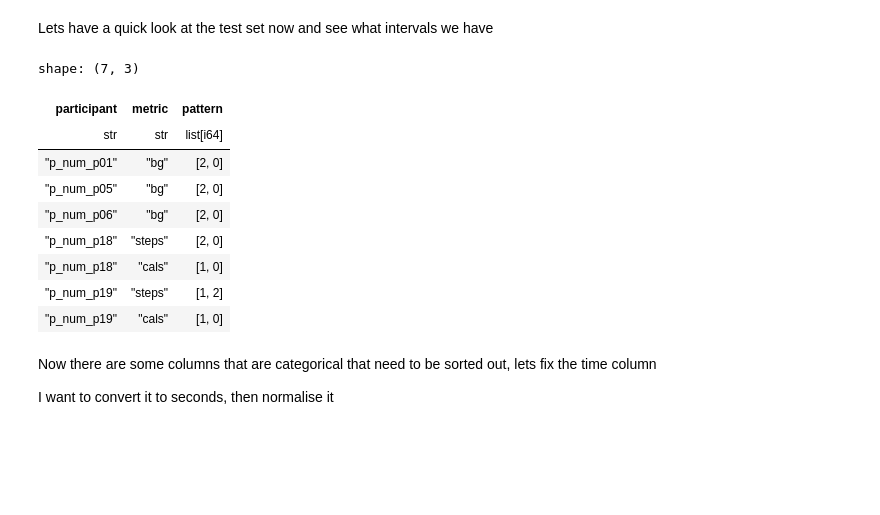
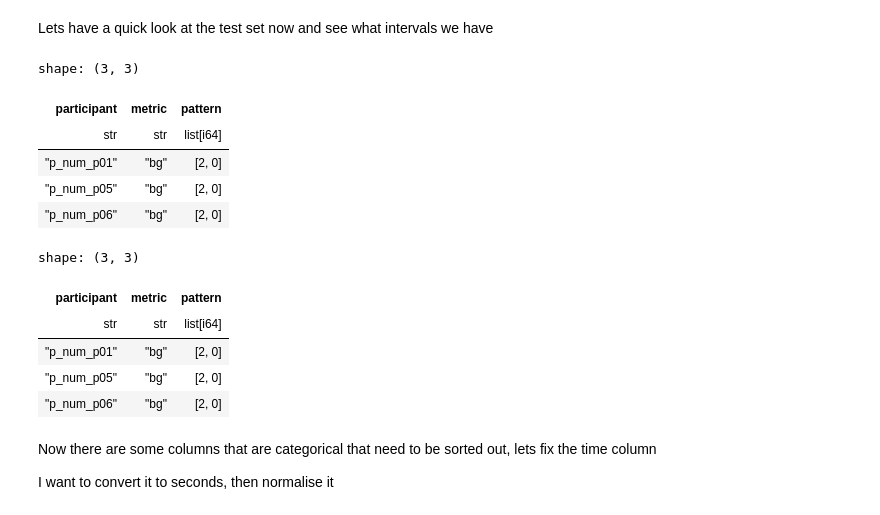
Before and after one commit to jamiemilsom/bloodGlucosePrediciton, a Jupyter notebook: src/notebooks/EDA.ipynb, the cells around one changed output. Cells and saved outputs as stored; diff of their text form; code cells hidden in the pictures; blank space fills up the shorter version.

```diff
--- a/src/notebooks/EDA.ipynb
+++ b/src/notebooks/EDA.ipynb
@@ -60,8 +60,14 @@ test_df = pl.read_csv('../../data/test.csv',
 step_columns = [f'steps-{t}' for t in float_time_range(5.55, 0.00, -0.05)]
 train_df = train_df.with_columns(pl.col(step_columns).cast(pl.UInt32))
 train_df = train_df.to_dummies(columns=['p_num'])
+
+
 test_df = test_df.with_columns(pl.col(step_columns).cast(pl.UInt32))
 test_df = test_df.to_dummies(columns=['p_num'])
+
+for measurement_time in float_time_range(5.55,0.00,-0.05):
+    train_df = train_df.to_dummies(columns = [f'activity-{measurement_time}'])
+    test_df = test_df.to_dummies(columns = [f'activity-{measurement_time}'])
 
 train_df.glimpse()
 
@@ -248,30 +254,40 @@ Lets have a quick look at the test set now and see what intervals we have
 # %%
 metrics = ['bg','insulin','carbs','hr','steps','cals']# removed activity as categorical,'activity']
 patterns = []
 test_participants = ['p_num_p01','p_num_p02','p_num_p04','p_num_p05','p_num_p06','p_num_p10','p_num_p11','p_num_p12','p_num_p15','p_num_p16','p_num_p18','p_num_p19','p_num_p21','p_num_p22','p_num_p24']
 for participant in test_participants:
     for metric in metrics:
         sample_columns = [f'{metric}-{t}' for t in float_time_range(5.55,0.00,-0.05)]
         sample_columns = [f'{participant}','time'] + sample_columns
         sample_df = test_df[sample_columns].filter(pl.col(f'{participant}') == 1)
         pattern = pattern_finder(sample_df)
         patterns.append({'participant': participant, 'metric': metric, 'pattern': pattern})
 
 test_patterns_df = pl.DataFrame(patterns)
 test_patterns_df.filter(
-    pl.col('pattern').list[0] > 0
+    pl.col('pattern').list[0] > 0,
+    pl.col('metric') == 'bg'
 )
 # %% [output]
-shape: (7, 3)
+shape: (3, 3)
 | participant | metric | pattern |
 | str | str | list[i64] |
 | "p_num_p01" | "bg" | [2, 0] |
 | "p_num_p05" | "bg" | [2, 0] |
 | "p_num_p06" | "bg" | [2, 0] |
-| "p_num_p18" | "steps" | [2, 0] |
-| "p_num_p18" | "cals" | [1, 0] |
-| "p_num_p19" | "steps" | [1, 2] |
-| "p_num_p19" | "cals" | [1, 0] |
+# %%
+test_patterns_df.filter(
+    pl.col('pattern').list[0] > 0,
+    pl.col('pattern').list[1] == 0,
+    pl.col('metric') == 'bg'
+)
+# %% [output]
+shape: (3, 3)
+| participant | metric | pattern |
+| str | str | list[i64] |
+| "p_num_p01" | "bg" | [2, 0] |
+| "p_num_p05" | "bg" | [2, 0] |
+| "p_num_p06" | "bg" | [2, 0] |
 # %% [markdown]
 Now there are some columns that are categorical that need to be sorted out, lets fix the time column
 
```
Also changed, not shown: parts of 7 cells of this notebook, 2 other files.
